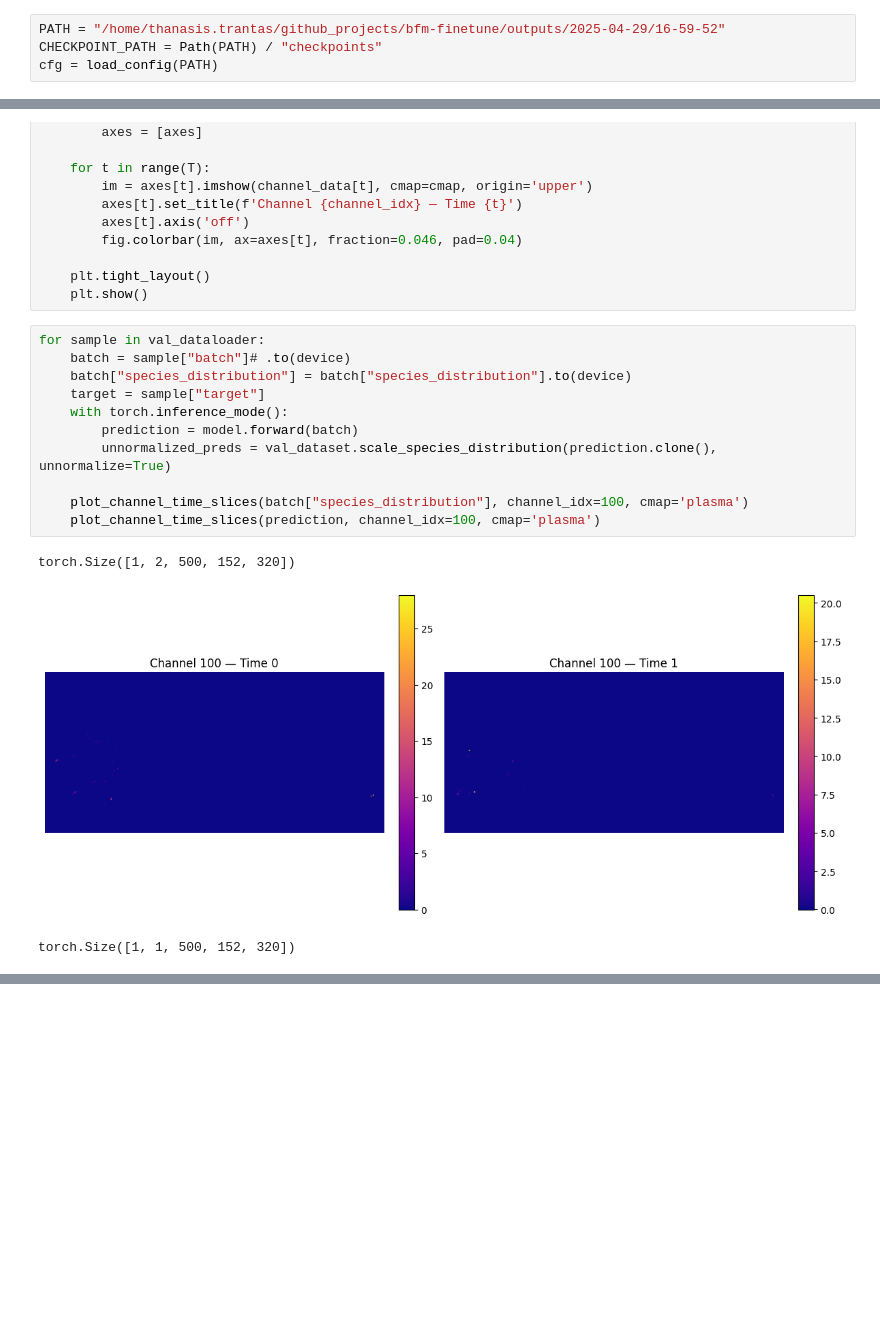
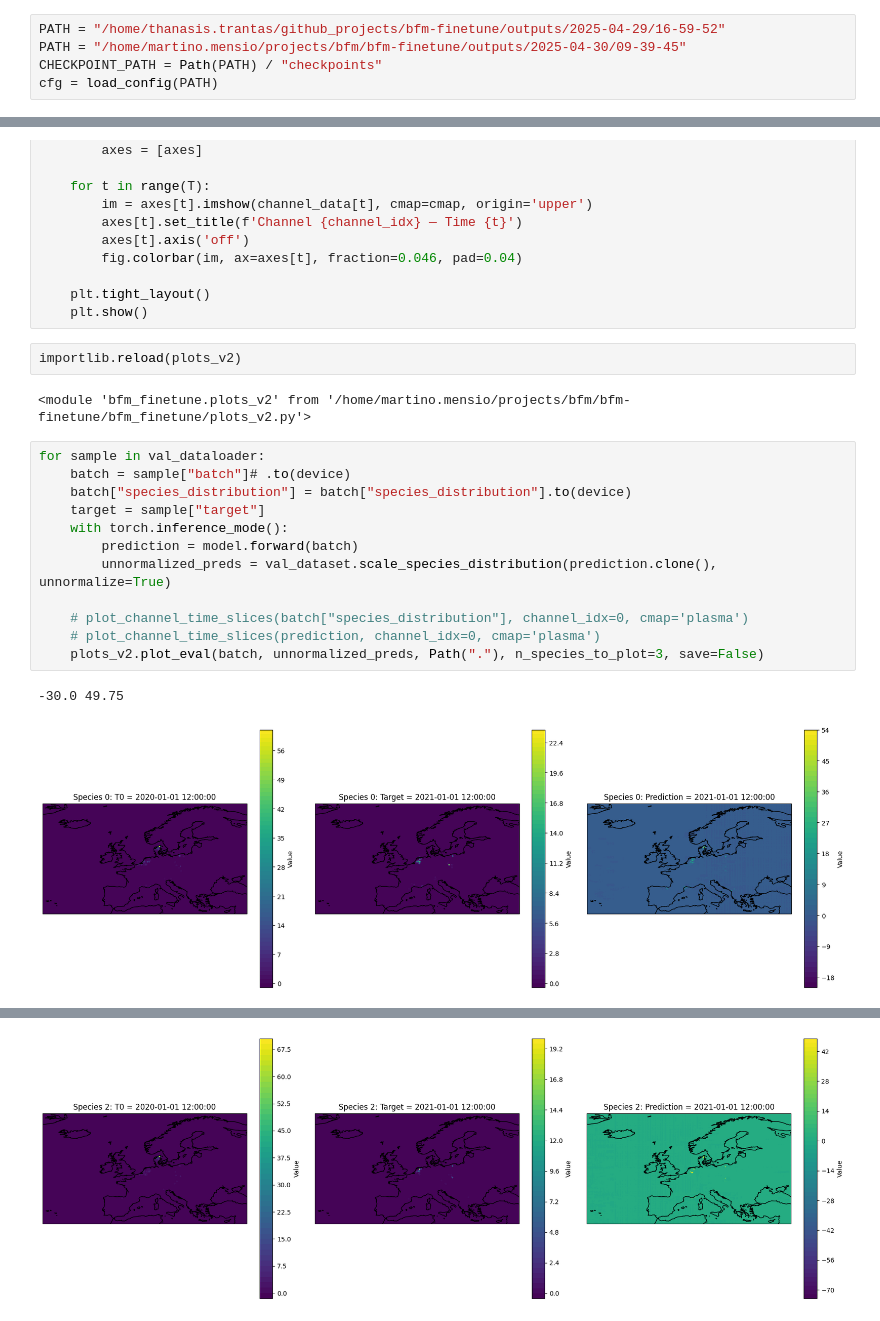
Before and after one commit to BioDT/bfm-finetune, a Jupyter notebook: notebooks/visualise_eval.ipynb, the cells around one changed output, grey strips where cells are left out. Drawn from its saved outputs; the diff is of its cells as text; blank space fills up the shorter version.

Commit message:
fixed problems of visualization

```diff
--- a/notebooks/visualise_eval.ipynb
+++ b/notebooks/visualise_eval.ipynb
@@ -25,6 +29,7 @@ base_model.to(device)
 num_species = 500
 # %%
 PATH = "/home/thanasis.trantas/github_projects/bfm-finetune/outputs/2025-04-29/16-59-52"
+PATH = "/home/martino.mensio/projects/bfm/bfm-finetune/outputs/2025-04-30/09-39-45"
 CHECKPOINT_PATH = Path(PATH) / "checkpoints"
 cfg = load_config(PATH)
 # %%
@@ -93,18 +98,22 @@ def plot_channel_time_slices(tensor4d, channel_idx, cmap='viridis'):
 
     plt.tight_layout()
     plt.show()
+# %%
+importlib.reload(plots_v2)
+# %% [output]
+<module 'bfm_finetune.plots_v2' from '/home/martino.mensio/projects/bfm/bfm-finetune/bfm_finetune/plots_v2.py'>
 # %%
 for sample in val_dataloader:
     batch = sample["batch"]# .to(device)
     batch["species_distribution"] = batch["species_distribution"].to(device)
     target = sample["target"]
     with torch.inference_mode():
         prediction = model.forward(batch)
         unnormalized_preds = val_dataset.scale_species_distribution(prediction.clone(), unnormalize=True)
 
-    plot_channel_time_slices(batch["species_distribution"], channel_idx=100, cmap='plasma')
-    plot_channel_time_slices(prediction, channel_idx=100, cmap='plasma')
+    # plot_channel_time_slices(batch["species_distribution"], channel_idx=0, cmap='plasma')
+    # plot_channel_time_slices(prediction, channel_idx=0, cmap='plasma')
+    plots_v2.plot_eval(batch, unnormalized_preds, Path("."), n_species_to_plot=3, save=False)
 # %% [output]
-torch.Size([1, 2, 500, 152, 320])
+-30.0 49.75
-[figure, old version]
+[figure, new version]
-torch.Size([1, 1, 500, 152, 320])
@@ -111,0 +121 @@ torch.Size([1, 1, 500, 152, 320])
+[figure, added]
```
Also changed, not shown: parts of 3 cells of this notebook, 2 other files.
